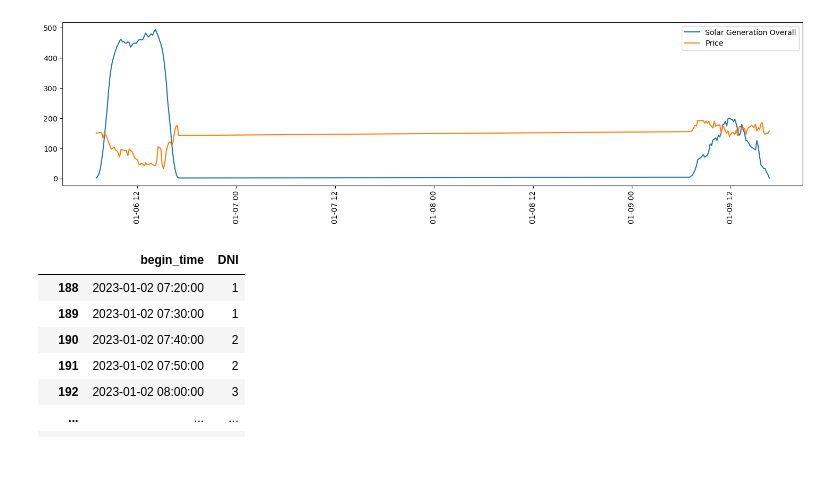
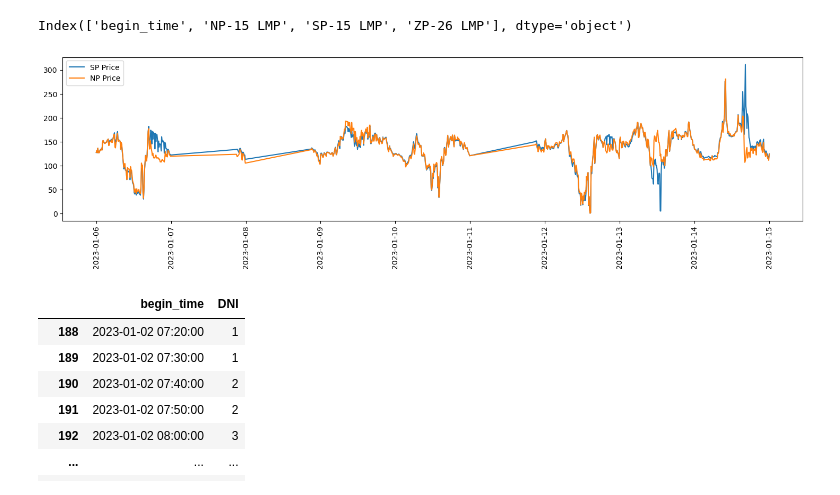
Before and after one commit to shabarishch/PowerPrices, a Jupyter notebook: Shabarish_local_main.ipynb, the cells around one changed output. Saved outputs shown, nothing was run; the diff lists cells and outputs as text; code cells hidden in the pictures; blank space fills up the shorter version.

```diff
--- a/Shabarish_local_main.ipynb
+++ b/Shabarish_local_main.ipynb
@@ -100,24 +156,25 @@ array([-0.19019823])
+# %%
+pricedata.columns
+# %% [output]
+Index(['begin_time', 'NP-15 LMP', 'SP-15 LMP', 'ZP-26 LMP'], dtype='object')
 # %%
 time1 = datetime.datetime(2023, 1, 6, 0, 0, 0)
-time2 = datetime.datetime(2023, 1, 10, 0, 0, 0)
+time2 = datetime.datetime(2023, 1, 15, 0, 0, 0)
 
-filtered_data = gen_price_comb[filter_times(gen_price_comb, time1, time2)]
+filtered_data = pricedata[filter_times(pricedata, time1, time2)]
 
 plt.figure(figsize=(18, 4))
-plt.plot(filtered_data['begin_time'], filtered_data['solar_scaled'] , label='Solar Generation Overall')
-plt.plot(filtered_data['begin_time'], filtered_data['NP-15 LMP'] , label='Price')
+plt.plot(filtered_data['begin_time'], filtered_data['SP-15 LMP'] , label='SP Price')
+plt.plot(filtered_data['begin_time'], filtered_data['NP-15 LMP'] , label='NP Price')
+#plt.plot(filtered_data['begin_time'], filtered_data['Natural Gas Generation (MW)'] , label='Natural Gas Generation (MW)')
+#plt.plot(filtered_data['begin_time'], filtered_data['Total Generation (MW)'] , label='Total Generation (MW)')
 #plt.plot(np_pricedata[filter_times(np_pricedata, time1, time2)]['begin_time'], np_pricedata[filter_times(np_pricedata, time1, time2)]['NP-15 LMP'])
-#plt.plot(riverside_sunshine_data[filter_times(riverside_sunshine_data, time1, time2)]['begin_time'], riverside_sunshine_data[filter_times(riverside_sunshine_data, time1, time2)]['Clearsky DHI'], label='Riverside DHI')
-#plt.plot(riverside_sunshine_data[filter_times(riverside_sunshine_data, time1, time2)]['begin_time'], riverside_sunshine_data[filter_times(riverside_sunshine_data, time1, time2)]['DNI'], label='Riverside DNI')
-#plt.plot(riverside_sunshine_data[filter_times(riverside_sunshine_data, time1, time2)]['begin_time'], riverside_sunshine_data[filter_times(riverside_sunshine_data, time1, time2)]['Clearsky GHI'], label='Riverside GHI')
-#plt.plot(kings_sunshine_data[filter_times(kings_sunshine_data, time1, time2)]['begin_time'], kings_sunshine_data[filter_times(kings_sunshine_data, time1, time2)]['DNI'], label='Kings DNI')
-#plt.plot(kings_sunshine_data[filter_times(kings_sunshine_data, time1, time2)]['begin_time'], kings_sunshine_data[filter_times(kings_sunshine_data, time1, time2)]['Clearsky DNI'], label='Clearsky Kings DNI')
 
 plt.xticks(rotation=90)
 plt.legend()
 plt.show()
 # %% [output]
-[figure, old version]
+[figure, new version]
 # %%
 # DHI, DNI and GHI are different kinds of radiation
 riverside_sunshine_data[['begin_time', 'DNI']][riverside_sunshine_data.apply(lambda x: x['DNI']>0, axis=1)]
```
Also changed, not shown: parts of 13 cells of this notebook, 2 other files.
